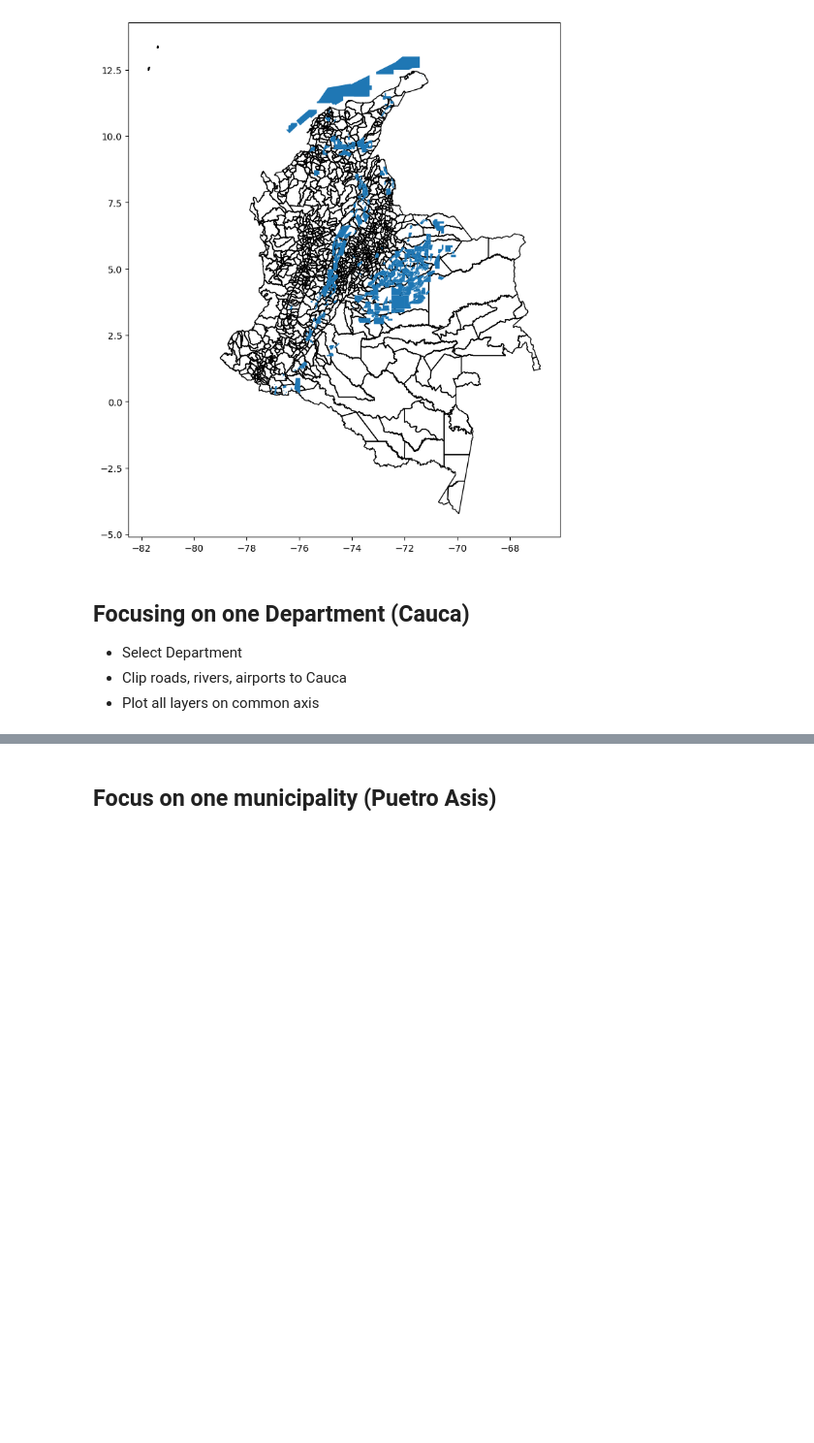
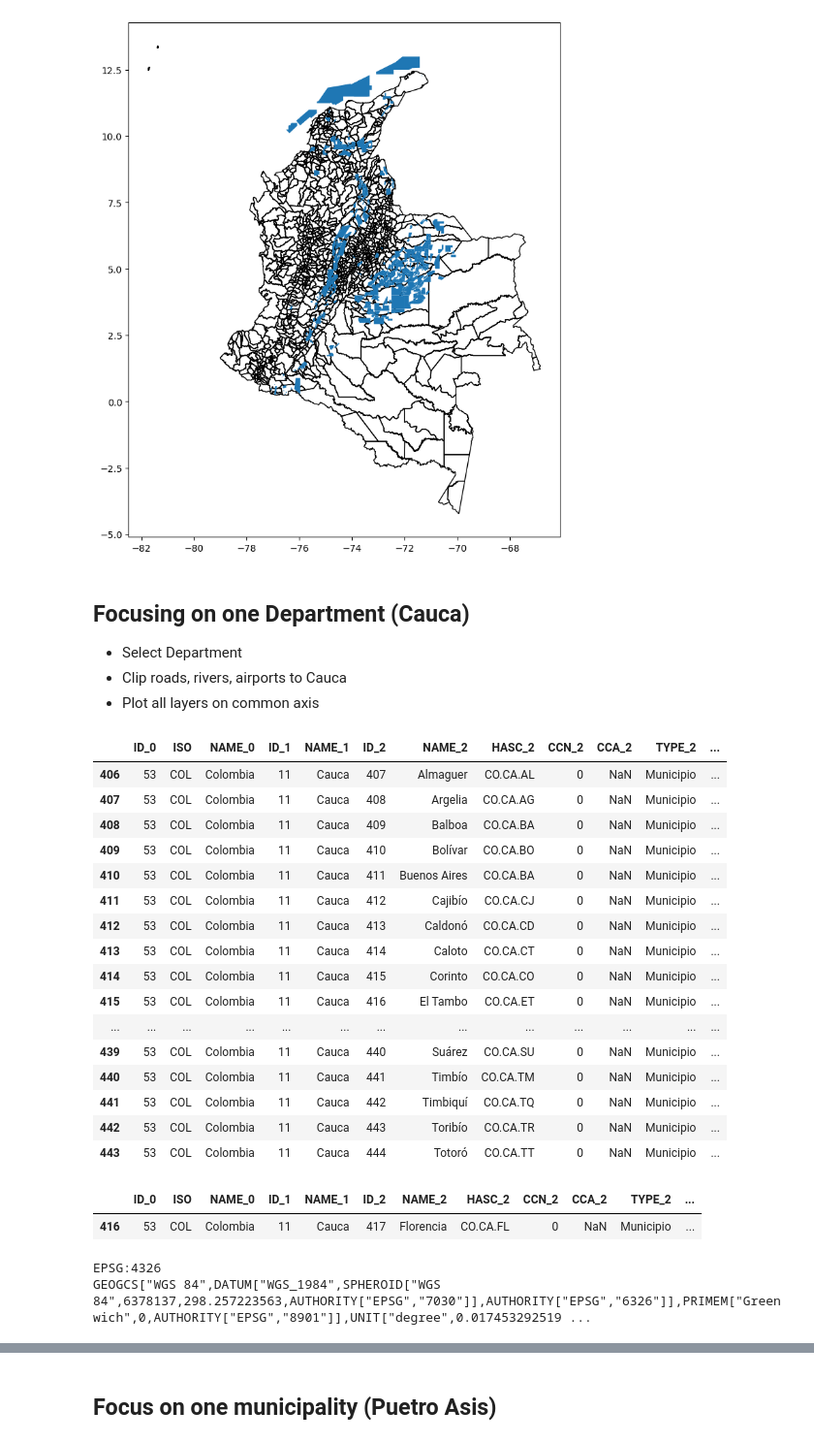
Before and after one commit to macacosta/03-geopark-vector-data, a Jupyter notebook: notebooks/geopark-vector-data-empty.ipynb, the cells around one changed output, grey strips where cells are left out. Shown at 97% size. Saved outputs shown, nothing was run; the diff lists cells and outputs as text; code cells hidden in the pictures; blank space fills up the shorter version.

```diff
--- a/notebooks/geopark-vector-data-empty.ipynb
+++ b/notebooks/geopark-vector-data-empty.ipynb
@@ -533,6 +531,38 @@ gas_2014_gdf.plot(ax=ax)
+# %%
+# Select Cauca
+cauca = dept_gdf[dept_gdf["NAME_1"].isin(["Cauca"])]
+cauca
+# %% [output]
+|  | ID_0 | ISO | NAME_0 | ID_1 | NAME_1 | ID_2 | NAME_2 | HASC_2 | CCN_2 | CCA_2 | TYPE_2 | ... |
+| 406 | 53 | COL | Colombia | 11 | Cauca | 407 | Almaguer | CO.CA.AL | 0 | NaN | Municipio | ... |
+| 407 | 53 | COL | Colombia | 11 | Cauca | 408 | Argelia | CO.CA.AG | 0 | NaN | Municipio | ... |
+| 408 | 53 | COL | Colombia | 11 | Cauca | 409 | Balboa | CO.CA.BA | 0 | NaN | Municipio | ... |
+| 409 | 53 | COL | Colombia | 11 | Cauca | 410 | Bolívar | CO.CA.BO | 0 | NaN | Municipio | ... |
+| 410 | 53 | COL | Colombia | 11 | Cauca | 411 | Buenos Aires | CO.CA.BA | 0 | NaN | Municipio | ... |
+| 411 | 53 | COL | Colombia | 11 | Cauca | 412 | Cajibío | CO.CA.CJ | 0 | NaN | Municipio | ... |
+| 412 | 53 | COL | Colombia | 11 | Cauca | 413 | Caldonó | CO.CA.CD | 0 | NaN | Municipio | ... |
+| 413 | 53 | COL | Colombia | 11 | Cauca | 414 | Caloto | CO.CA.CT | 0 | NaN | Municipio | ... |
+| 414 | 53 | COL | Colombia | 11 | Cauca | 415 | Corinto | CO.CA.CO | 0 | NaN | Municipio | ... |
+| 415 | 53 | COL | Colombia | 11 | Cauca | 416 | El Tambo | CO.CA.ET | 0 | NaN | Municipio | ... |
+| ... | ... | ... | ... | ... | ... | ... | ... | ... | ... | ... | ... | ... |
+| 439 | 53 | COL | Colombia | 11 | Cauca | 440 | Suárez | CO.CA.SU | 0 | NaN | Municipio | ... |
+| 440 | 53 | COL | Colombia | 11 | Cauca | 441 | Timbío | CO.CA.TM | 0 | NaN | Municipio | ... |
+| 441 | 53 | COL | Colombia | 11 | Cauca | 442 | Timbiquí | CO.CA.TQ | 0 | NaN | Municipio | ... |
+| 442 | 53 | COL | Colombia | 11 | Cauca | 443 | Toribío | CO.CA.TR | 0 | NaN | Municipio | ... |
+| 443 | 53 | COL | Colombia | 11 | Cauca | 444 | Totoró | CO.CA.TT | 0 | NaN | Municipio | ... |
 # %%
 # Select Florencia (Municipio)
+florencia = cauca[cauca["NAME_2"].isin(["Florencia"])]
+florencia
+# %% [output]
+|  | ID_0 | ISO | NAME_0 | ID_1 | NAME_1 | ID_2 | NAME_2 | HASC_2 | CCN_2 | CCA_2 | TYPE_2 | ... |
+| 416 | 53 | COL | Colombia | 11 | Cauca | 417 | Florencia | CO.CA.FL | 0 | NaN | Municipio | ... |
 # %%
 # Print the CRS for Cacua and the rivers_gdf data
+print(cauca.crs)
+print(rivers_gdf.crs)
+# %% [output]
+EPSG:4326
+GEOGCS["WGS 84",DATUM["WGS_1984",SPHEROID["WGS 84",6378137,298.257223563,AUTHORITY["EPSG","7030"]],AUTHORITY["EPSG","6326"]],PRIMEM["Greenwich",0,AUTHORITY["EPSG","8901"]],UNIT["degree",0.017453292519 ...
 # %%
 # Reproject rivers_gdf to Cauca CRS (EPSG:4326)
```
Also changed, not shown: parts of 10 cells of this notebook.
